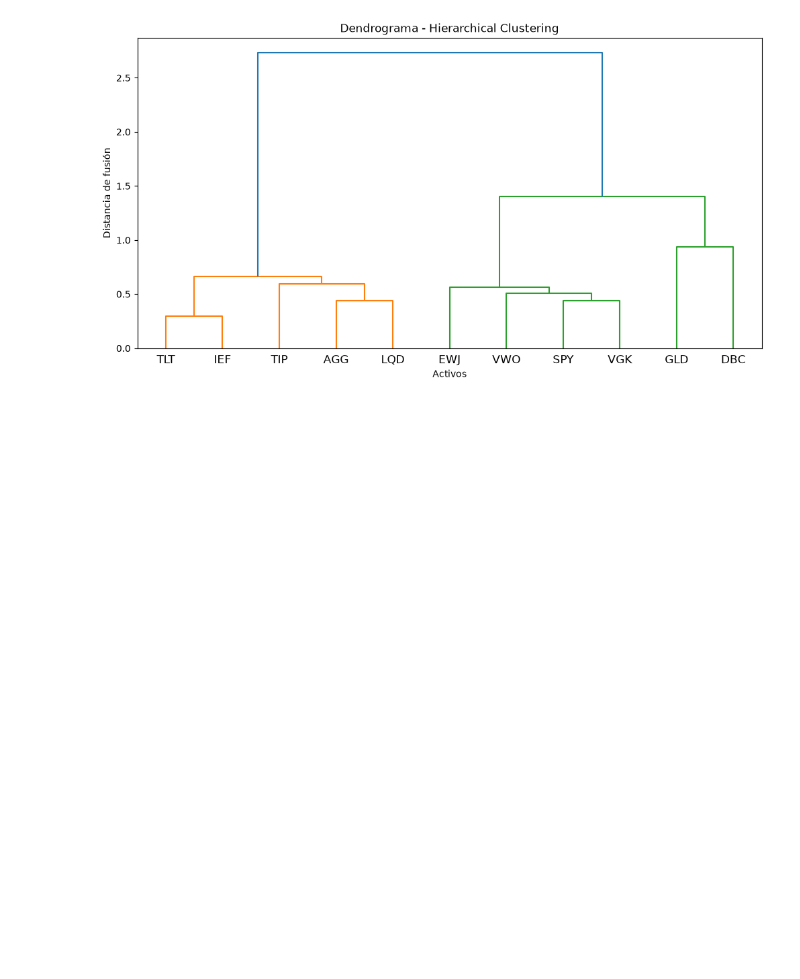
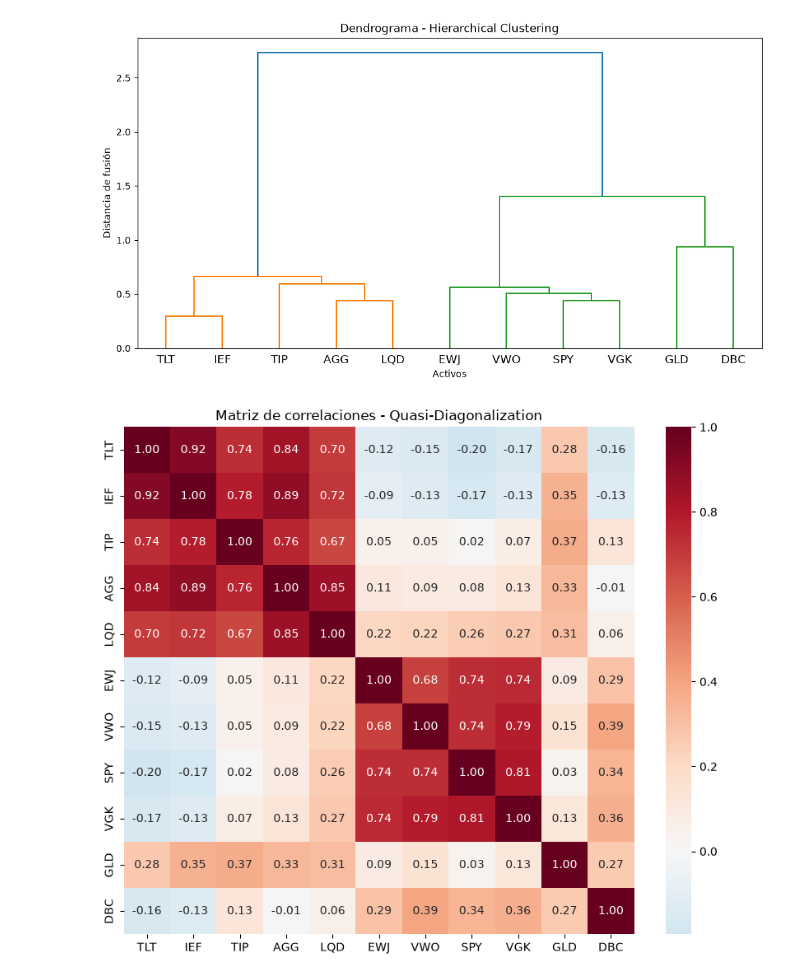
Before and after one commit to Jorgeberlin/quant_management, a Jupyter notebook: notebooks/03_bl_hrp.ipynb, the cells around one changed output. Cells and saved outputs as stored; diff of their text form; code cells hidden in the pictures; blank space fills up the shorter version.

```diff
--- a/notebooks/03_Black_Litterman.ipynb
+++ b/notebooks/03_bl_hrp.ipynb
@@ -81,7 +81,8 @@ Total market weight: 100.0%
 TICKERS = [
     "SPY", "VGK", "VWO", "EWJ",
     "AGG", "TLT", "IEF", "LQD", "TIP",
-    "GLD", "DBC"]
+    "GLD", "DBC"
+]
 START, END = "2014-01-01", "2025-12-31"
 
 loader = YahooFinanceData()
@@ -283,3 +284,22 @@ plt.ylabel("Distancia de fusión")
 plt.show()
 # %% [output]
 [figure]
+# %%
+from scipy.cluster.hierarchy import leaves_list
+orden = leaves_list(Z)
+corr_ordenada = corr.iloc[orden, orden]
+# %%
+plt.figure(figsize=(10, 8))
+
+sns.heatmap(
+    corr_ordenada,
+    annot=True,
+    cmap="RdBu_r",
+    center=0,
+    fmt=".2f"
+)
+
+plt.title("Matriz de correlaciones - Quasi-Diagonalization")
+plt.show()
+# %% [output]
+[figure, added]
```
Also changed, not shown: parts of 13 cells of this notebook, 1 other file.
